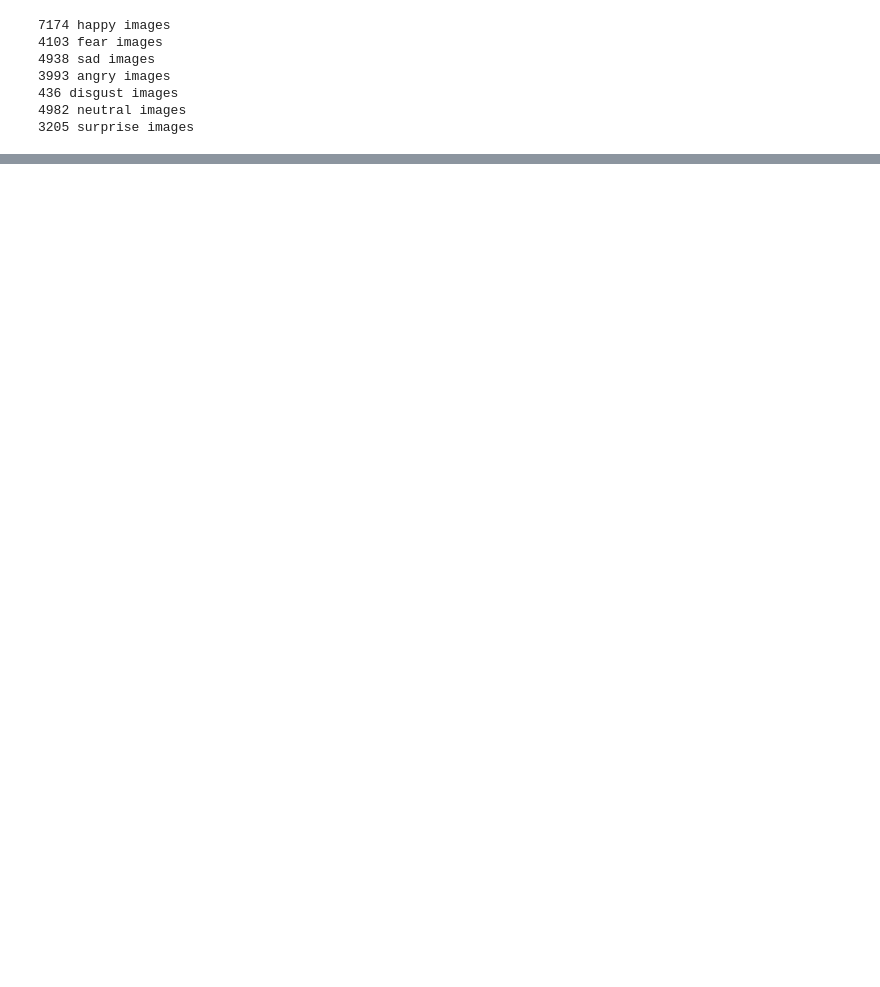
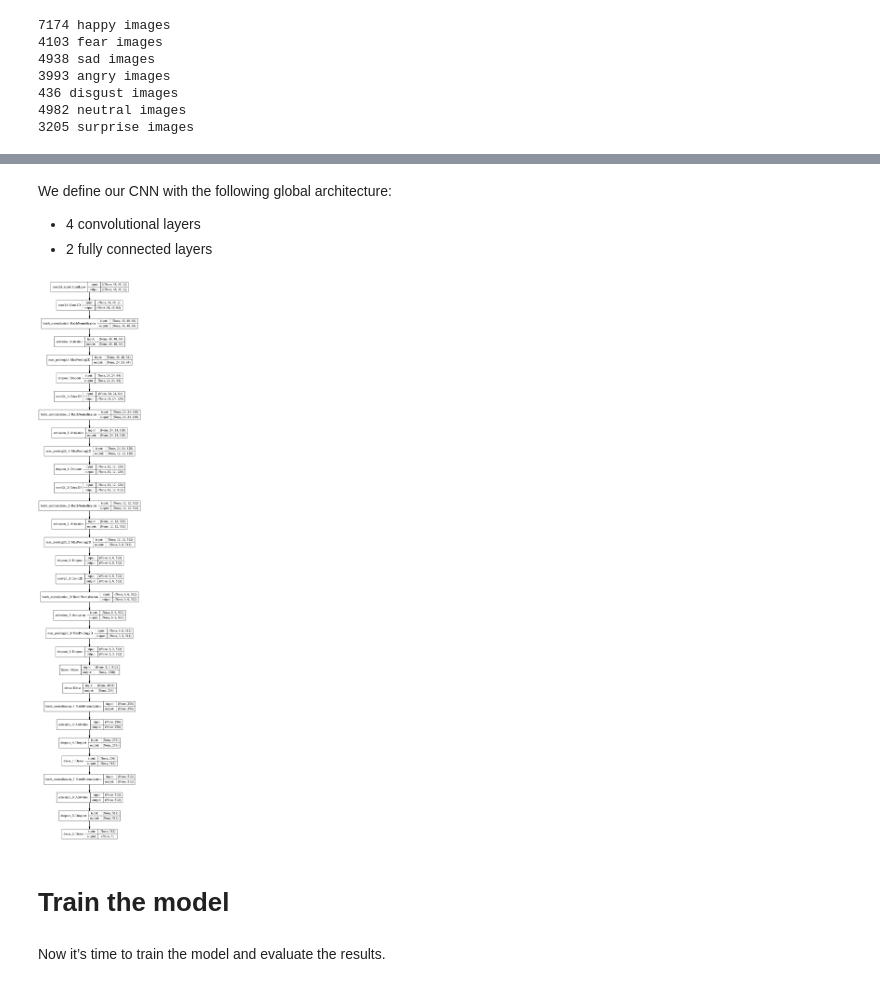
Before and after one commit to wasimkhan33/Face-Emotion-Recognition-Deep-Learning, a Jupyter notebook: Deep_Learning_Capstone_Face_Emotion_Recognition.ipynb, the cells around one changed output, grey strips where cells are left out. Cells and saved outputs as stored; diff of their text form; code cells hidden in the pictures; blank space fills up the shorter version.

```diff
--- a/Deep_Learning_Capstone_Face_Emotion_Recognition.ipynb
+++ b/Deep_Learning_Capstone_Face_Emotion_Recognition.ipynb
@@ -55,0 +196,5 @@ for expression in os.listdir(base_path + "train"):
+# %% [markdown]
+We define our CNN with the following global architecture:
+
+*   4 convolutional layers
+*   2 fully connected layers
@@ -55,0 +204,9 @@ for expression in os.listdir(base_path + "train"):
+# %%
+plot_model(model, to_file='model.png', show_shapes=True, show_layer_names=True)
+Image('model.png',width=400, height=200)
+# %% [output]
+[figure, added]
+# %% [markdown]
+# **Train the model**
+# %% [markdown]
+Now it’s time to train the model and evaluate the results.
```
Also changed, not shown: parts of 31 cells of this notebook.
